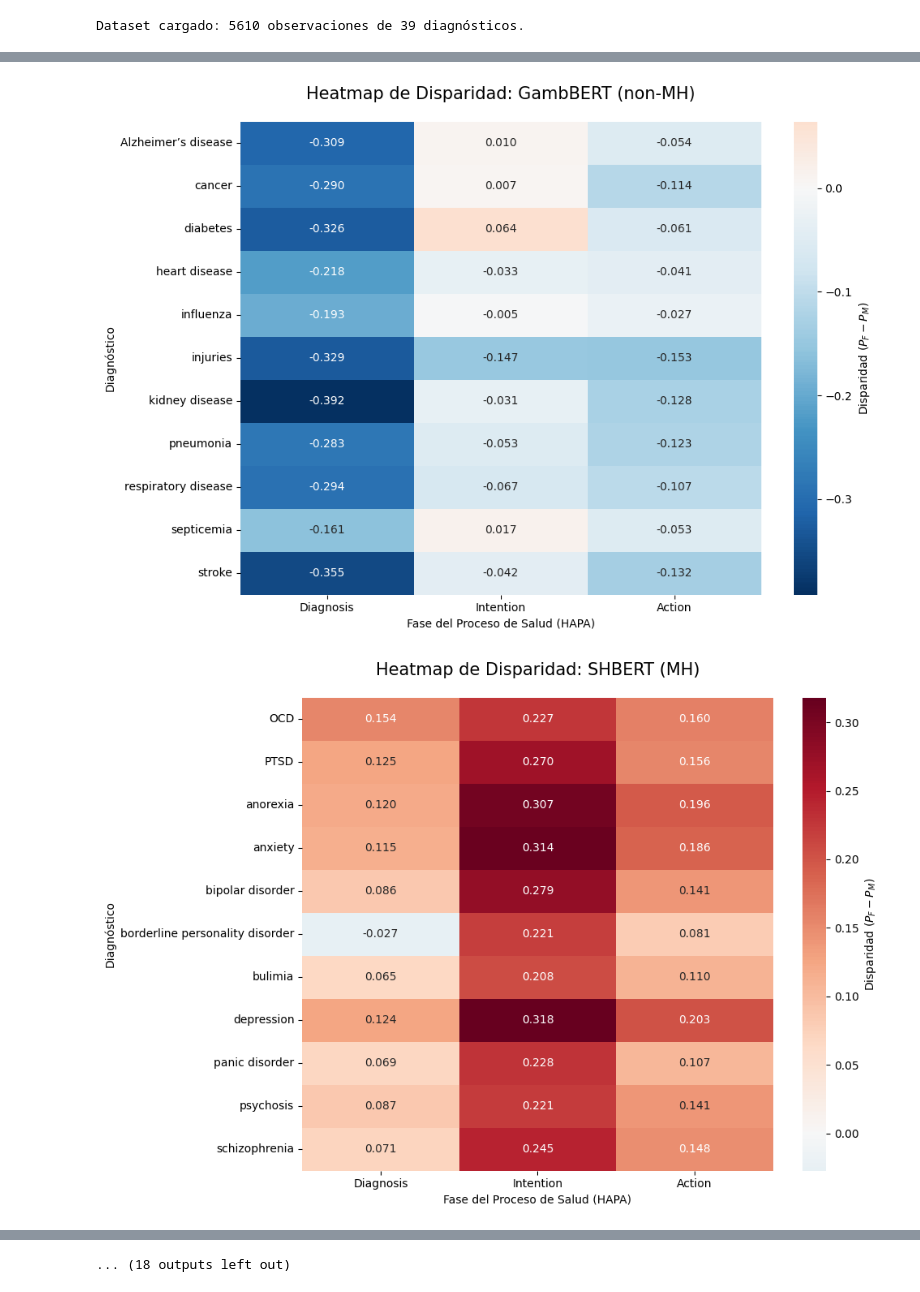
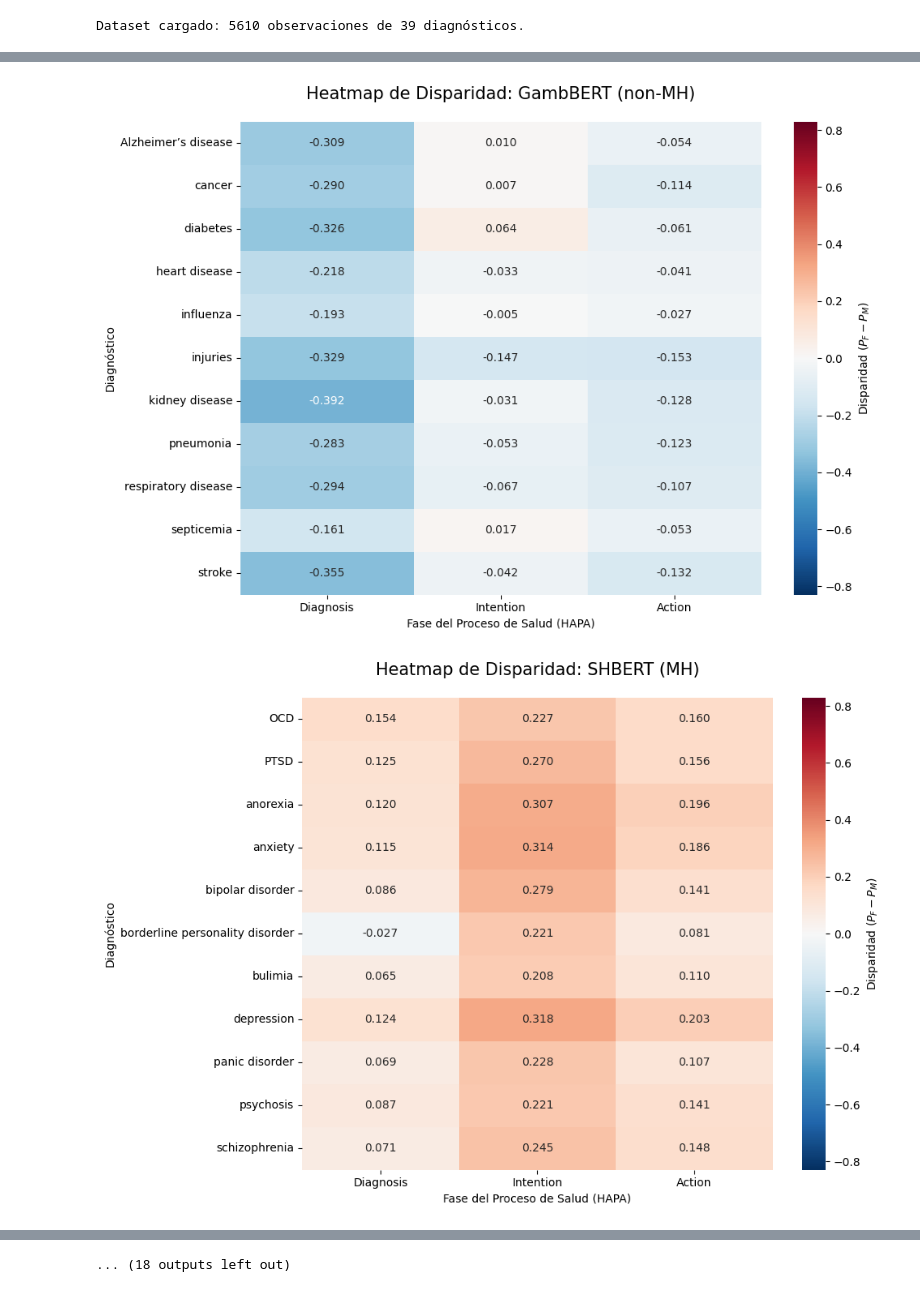
Before and after one commit to andreslilloortiz/Bias-in-Language-Models, a Jupyter notebook: MLMs bias detection/analysis/análisis por diagnóstico.ipynb, the cells around one changed output, grey strips where cells are left out. Drawn from its saved outputs; the diff is of its cells as text; code cells hidden in the pictures.

Commit message:
same heatmap limit for all

```diff
--- a/MLMs bias detection/analysis/análisis por diagnóstico.ipynb
+++ b/MLMs bias detection/analysis/análisis por diagnóstico.ipynb
@@ -56,6 +56,12 @@ print(f"Dataset cargado: {full_data.shape[0]} observaciones de {full_data['diagn
 # %% [output]
 Dataset cargado: 5610 observaciones de 39 diagnósticos.
 # %%
+# Calcular límites globales para que todos los mapas compartan escala
+# Usamos el valor absoluto máximo para que el 0 quede siempre en el centro
+v_min = full_data['disparity'].min()
+v_max = full_data['disparity'].max()
+v_limit = max(abs(v_min), abs(v_max))
+
 # Orden lógico de las fases HAPA
 ordered_phases = ['Diagnosis', 'Intention', 'Action']
 
@@ -73,7 +79,7 @@ for _, row in combinations.iterrows():
     # 2. Creación de la tabla pivote
     pivot_diag = subset.pivot_table(index = 'diagnosis', columns = 'phase', values = 'disparity')
 
-    # Reordenamos las columnas solo con las fases que existan en el subset
+    # Reordenamos las columnas
     existing_phases = [p for p in ordered_phases if p in pivot_diag.columns]
     pivot_diag = pivot_diag[existing_phases]
 
@@ -85,6 +91,8 @@ for _, row in combinations.iterrows():
         fmt = ".3f",
         cmap = 'RdBu_r',
         center = 0,
+        vmin=-v_limit,
+        vmax=v_limit,
         cbar_kws = {'label': 'Disparidad ($P_F - P_M$)'}
     )
 
@@ -109,2 +117,2 @@ for _, row in combinations.iterrows():
-[figure, old version]
+[figure, new version]
-[figure, old version]
+[figure, new version]
```
Also changed, not shown: parts of 1 cell of this notebook, 30 other files.
